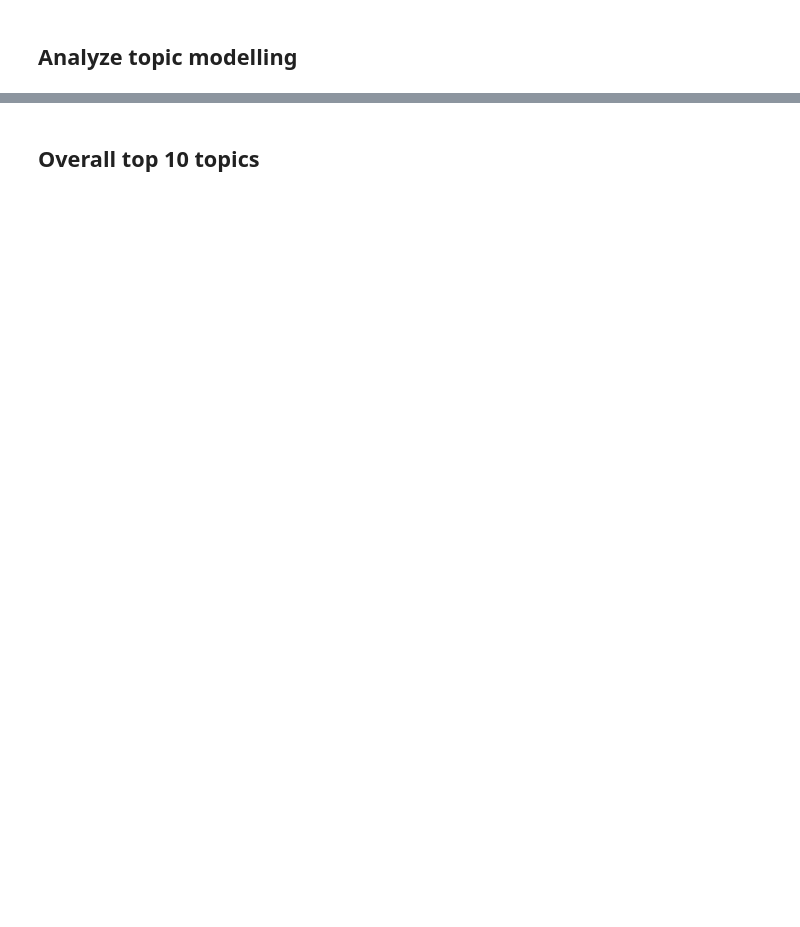
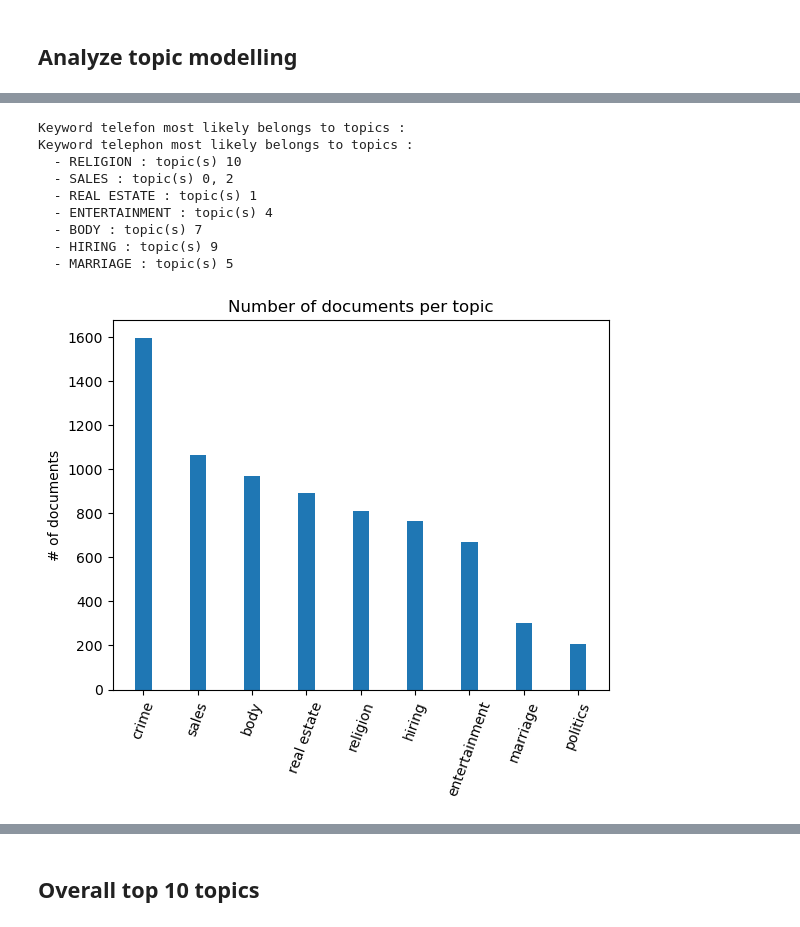
Before and after one commit to emmadeno/public-opinion-tech-SIR, a Jupyter notebook: topic_models/telephone/GER_telephone.ipynb, the cells around one changed output, grey strips where cells are left out. Cells and saved outputs as stored; diff of their text form; code cells hidden in the pictures; blank space fills up the shorter version.

```diff
--- a/topic_models/telephone/GER_telephone.ipynb
+++ b/topic_models/telephone/GER_telephone.ipynb
@@ -112,0 +205,2 @@ Keyword telefon most likely belongs to topics :
+# %%
+timespan_4 = l.PR.Timespan(df, "telephone", "ger", 3)
@@ -112,0 +225,15 @@ Keyword telefon most likely belongs to topics :
+# %%
+timespan_4.assign_topics(["sales", "real estate", "sales", "politics","entertainment", "marriage", "crime", "body", "random", "hiring", "religion"])
+l.PL.plot_num_of_articles_per_topic(timespan_4)
+timespan_4.save()
+# %% [output]
+Keyword telefon most likely belongs to topics :
+Keyword telephon most likely belongs to topics :
+  - RELIGION : topic(s) 10
+  - SALES : topic(s) 0, 2
+  - REAL ESTATE : topic(s) 1
+  - ENTERTAINMENT : topic(s) 4
+  - BODY : topic(s) 7
+  - HIRING : topic(s) 9
+  - MARRIAGE : topic(s) 5
+[figure, added]
```
Also changed, not shown: parts of 36 cells of this notebook, 28 other files.
